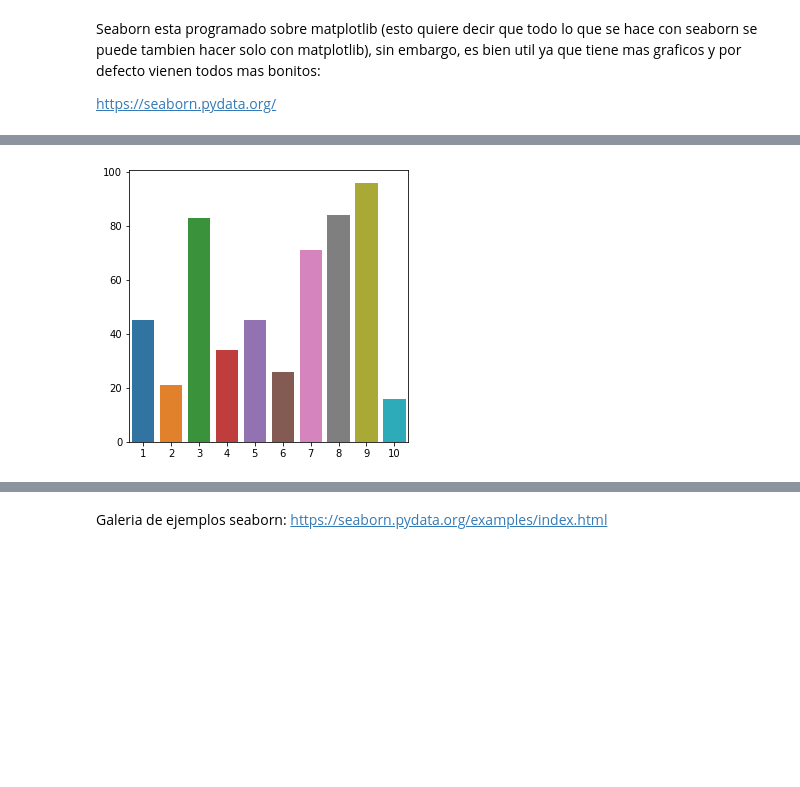
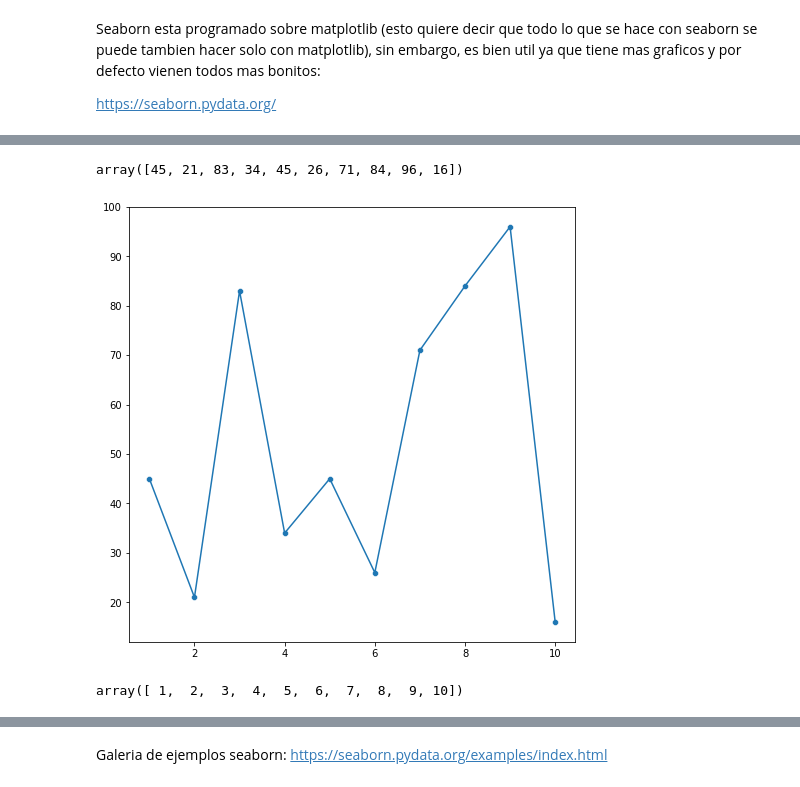
Before and after one commit to TamaraCucumides/TallerPythonMIA, a Jupyter notebook: Sesion 3 - Visualizaciones/Visualizaciones.ipynb, the cells around one changed output, grey strips where cells are left out. Cells and saved outputs as stored; diff of their text form; code cells hidden in the pictures; blank space fills up the shorter version.

Commit message:
updated notebooks of functional programming and visualization :art:

```diff
--- a/Sesion 3 - Visualizaciones/Visualizaciones.ipynb
+++ b/Sesion 3 - Visualizaciones/Visualizaciones.ipynb
@@ -197,7 +236,7 @@ plt.show()
 # %%
 ## lo de arriba es muy pequeño, agrandemoslo
 
-plt.rcParams["figure.figsize"] = (8,8)
+plt.rcParams["figure.figsize"] = (10,10)
 
 fig, (ax1, ax2) = plt.subplots(2, 2) ## este es nuestro shape, 1 fila, 2 columnas
 fig.suptitle('Ahora cuatro plots')
@@ -224,3 +268,6 @@ plt.show()
 Seaborn esta programado sobre matplotlib (esto quiere decir que todo lo que se hace con seaborn se puede tambien hacer solo con matplotlib), sin embargo, es bien util ya que tiene mas graficos y por defecto vienen todos mas bonitos:
 
 https://seaborn.pydata.org/
+# %%
+x = [0] + list(x)
+y = list(y) + [10]
@@ -227,8 +280,17 @@ https://seaborn.pydata.org/
+# %%
+y
+# %% [output]
+array([45, 21, 83, 34, 45, 26, 71, 84, 96, 16])
 # %%
-sns.barplot(x=x,y=y)
+sns.scatterplot(x=x,y=y)
+plt.plot(x,y)
 plt.show()
 # %% [output]
-[figure, old version]
+[figure, new version]
+# %%
+x
+# %% [output]
+array([ 1,  2,  3,  4,  5,  6,  7,  8,  9, 10])
 # %%
 ## Lo que sale de seaborn tambien es una figura
 fig = plt.figure()
```
Also changed, not shown: parts of 26 cells of this notebook, 2 other files.
